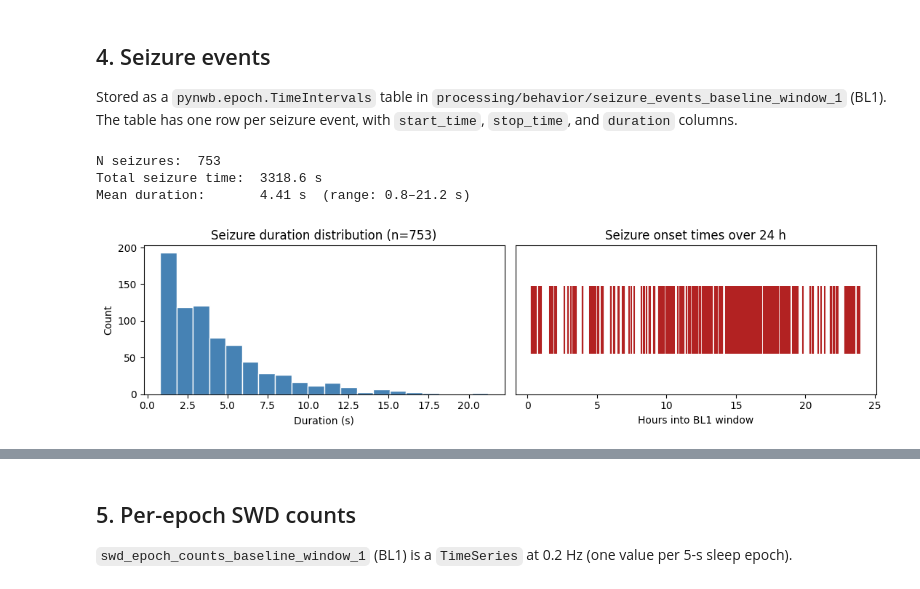
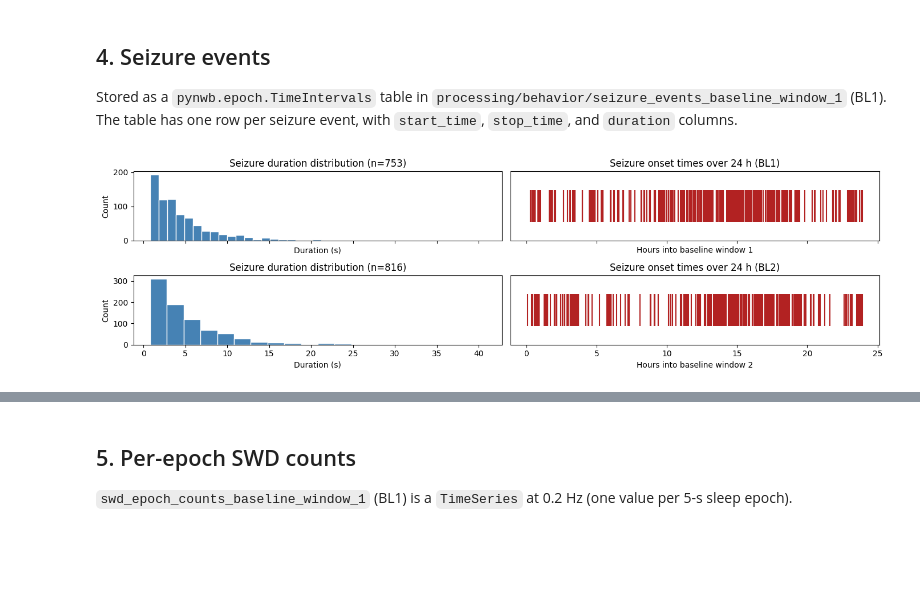
Before and after one commit to catalystneuro/gonzalez-sulser-lab-to-nwb, a Jupyter notebook: notebooks/read_grin2b_nwb.ipynb, the cells around one changed output, grey strips where cells are left out. Cells and saved outputs as stored; diff of their text form; code cells hidden in the pictures; blank space fills up the shorter version.

```diff
--- a/notebooks/read_grin2b_nwb.ipynb
+++ b/notebooks/read_grin2b_nwb.ipynb
@@ -50,4 +50,6 @@ epochs_df = nwb.epochs.to_dataframe()
 print()
 print("Baseline windows 1 and 2 are marked in the NWB epochs table (seconds relative to session_start_time)")
 epochs_df[:]
+bl1_start_time = epochs_df["start_time"][0]
+bl2_start_time = epochs_df["start_time"][1]
 # %% [output]
@@ -199,9 +252,0 @@ plt.show()
-# %%
-behavior = nwb.processing["behavior"]
-sleep_baseline_window_2 = behavior["sleep_states_baseline_window_2"]
-sleep_df_bl2 = sleep_baseline_window_2.to_dataframe()
-
-print(
-    f"Sleep epochs in the baseline window 2: {len(sleep_df_bl2)} rows (expected 17,280 for full 24 h)"
-)
-sleep_df_bl2[:]
@@ -253,37 +258,47 @@ The table has one row per seizure event, with `start_time`, `stop_time`, and `du
 # %%
 seizure_table = behavior["seizure_events_baseline_window_1"]
 seizure_df = seizure_table.to_dataframe()
 
 start_times = seizure_df["start_time"].to_numpy()
 stop_times  = seizure_df["stop_time"].to_numpy()
 durations   = seizure_df["duration"].to_numpy()
 
-print(f"N seizures:  {len(start_times)}")
-if len(durations) > 0:
-    print(f"Total seizure time:  {durations.sum():.1f} s")
-    print(f"Mean duration:       {durations.mean():.2f} s  (range: {durations.min():.1f}–{durations.max():.1f} s)")
+fig, axes = plt.subplots(2, 2, figsize=(14, 4), sharex="col")
 
-    fig, axes = plt.subplots(1, 2, figsize=(11, 3))
+# Duration histogram
+axes[0][0].hist(durations, bins=20, color="steelblue", edgecolor="white")
+axes[0][0].set_xlabel("Duration (s)")
+axes[0][0].set_ylabel("Count")
+axes[0][0].set_title(f"Seizure duration distribution (n={len(durations)})")
 
-    # Duration histogram
-    axes[0].hist(durations, bins=20, color="steelblue", edgecolor="white")
-    axes[0].set_xlabel("Duration (s)")
-    axes[0].set_ylabel("Count")
-    axes[0].set_title(f"Seizure duration distribution (n={len(durations)})")
+# Event timeline relative to BL1 window start
+rel_start = (start_times - bl1_start_time) / 3600
+axes[0][1].eventplot(rel_start, lineoffsets=0, linelengths=0.5, color="firebrick")
+axes[0][1].set_xlabel("Hours into baseline window 1")
+axes[0][1].set_yticks([])
+axes[0][1].set_title("Seizure onset times over 24 h (BL1)")
 
-    # Event timeline relative to BL1 window start
-    rel_start = (start_times - epochs_df["start_time"][0]) / 3600
-    axes[1].eventplot(rel_start, lineoffsets=0, linelengths=0.5, color="firebrick")
-    axes[1].set_xlabel("Hours into baseline window 1")
-    axes[1].set_yticks([])
-    axes[1].set_title("Seizure onset times over 24 h")
+seizure_table = behavior["seizure_events_baseline_window_2"]
+seizure_df = seizure_table.to_dataframe()
 
-    plt.tight_layout()
-    plt.show()
-else:
-    print("No seizure events in this window.")
+start_times = seizure_df["start_time"].to_numpy()
+stop_times = seizure_df["stop_time"].to_numpy()
+durations = seizure_df["duration"].to_numpy()
+
+# Duration histogram
+axes[1][0].hist(durations, bins=20, color="steelblue", edgecolor="white")
+axes[1][0].set_xlabel("Duration (s)")
+axes[1][0].set_ylabel("Count")
+axes[1][0].set_title(f"Seizure duration distribution (n={len(durations)})")
+
+# Event timeline relative to BL1 window start
+rel_start = (start_times - bl2_start_time) / 3600
+axes[1][1].eventplot(rel_start, lineoffsets=0, linelengths=0.5, color="firebrick")
+axes[1][1].set_xlabel("Hours into baseline window 2")
+axes[1][1].set_yticks([])
+axes[1][1].set_title("Seizure onset times over 24 h (BL2)")
+
+plt.tight_layout()
+plt.show()
 # %% [output]
-N seizures:  753
-Total seizure time:  3318.6 s
-Mean duration:       4.41 s  (range: 0.8–21.2 s)
-[figure, old version]
+[figure, new version]
```
Also changed, not shown: parts of 17 cells of this notebook.
